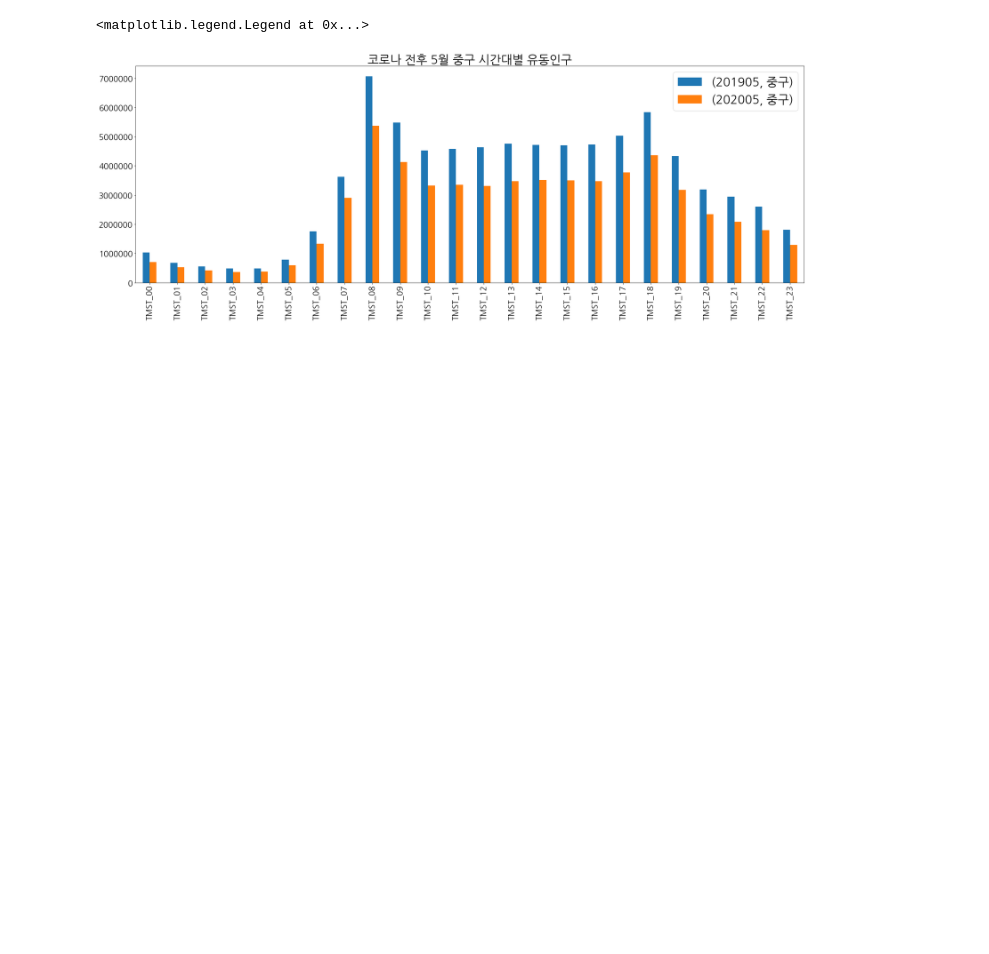
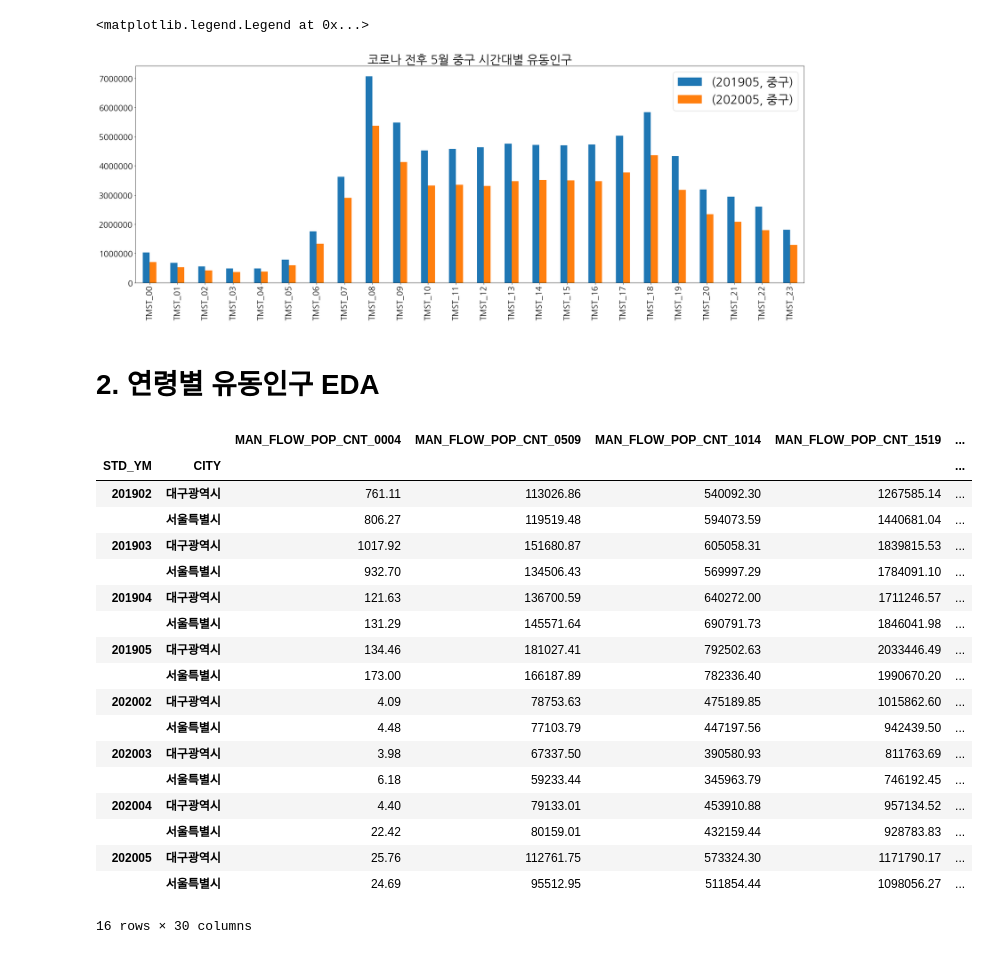
Before and after one commit to minkithub/bigcon2020, a Jupyter notebook: Minki/SK_EDA.ipynb, the cells around one changed output. Saved outputs shown, nothing was run; the diff lists cells and outputs as text; code cells hidden in the pictures; blank space fills up the shorter version.

```diff
--- a/Minki/SK_EDA.ipynb
+++ b/Minki/SK_EDA.ipynb
@@ -404,3 +404,29 @@ plt.legend(fontsize = 30)
 # %% [output]
 <matplotlib.legend.Legend at 0x...>
 [figure]
+# %% [markdown]
+# 2. 연령별 유동인구 EDA
+# %%
+sk_month_move_AGE = sk_data_AGE.groupby([sk_data_TIME['STD_YM'], sk_data_TIME['CITY']]).sum().iloc[:, 3:]
+# %%
+sk_month_move_AGE
+# %% [output]
+|  |  | MAN_FLOW_POP_CNT_0004 | MAN_FLOW_POP_CNT_0509 | MAN_FLOW_POP_CNT_1014 | MAN_FLOW_POP_CNT_1519 | ... |
+| STD_YM | CITY |  |  |  |  | ... |
+| 201902 | 대구광역시 | 761.11 | 113026.86 | 540092.30 | 1267585.14 | ... |
+|  | 서울특별시 | 806.27 | 119519.48 | 594073.59 | 1440681.04 | ... |
+| 201903 | 대구광역시 | 1017.92 | 151680.87 | 605058.31 | 1839815.53 | ... |
+|  | 서울특별시 | 932.70 | 134506.43 | 569997.29 | 1784091.10 | ... |
+| 201904 | 대구광역시 | 121.63 | 136700.59 | 640272.00 | 1711246.57 | ... |
+|  | 서울특별시 | 131.29 | 145571.64 | 690791.73 | 1846041.98 | ... |
+| 201905 | 대구광역시 | 134.46 | 181027.41 | 792502.63 | 2033446.49 | ... |
+|  | 서울특별시 | 173.00 | 166187.89 | 782336.40 | 1990670.20 | ... |
+| 202002 | 대구광역시 | 4.09 | 78753.63 | 475189.85 | 1015862.60 | ... |
+|  | 서울특별시 | 4.48 | 77103.79 | 447197.56 | 942439.50 | ... |
+| 202003 | 대구광역시 | 3.98 | 67337.50 | 390580.93 | 811763.69 | ... |
+|  | 서울특별시 | 6.18 | 59233.44 | 345963.79 | 746192.45 | ... |
+| 202004 | 대구광역시 | 4.40 | 79133.01 | 453910.88 | 957134.52 | ... |
+|  | 서울특별시 | 22.42 | 80159.01 | 432159.44 | 928783.83 | ... |
+| 202005 | 대구광역시 | 25.76 | 112761.75 | 573324.30 | 1171790.17 | ... |
+|  | 서울특별시 | 24.69 | 95512.95 | 511854.44 | 1098056.27 | ... |
+16 rows × 30 columns
```
